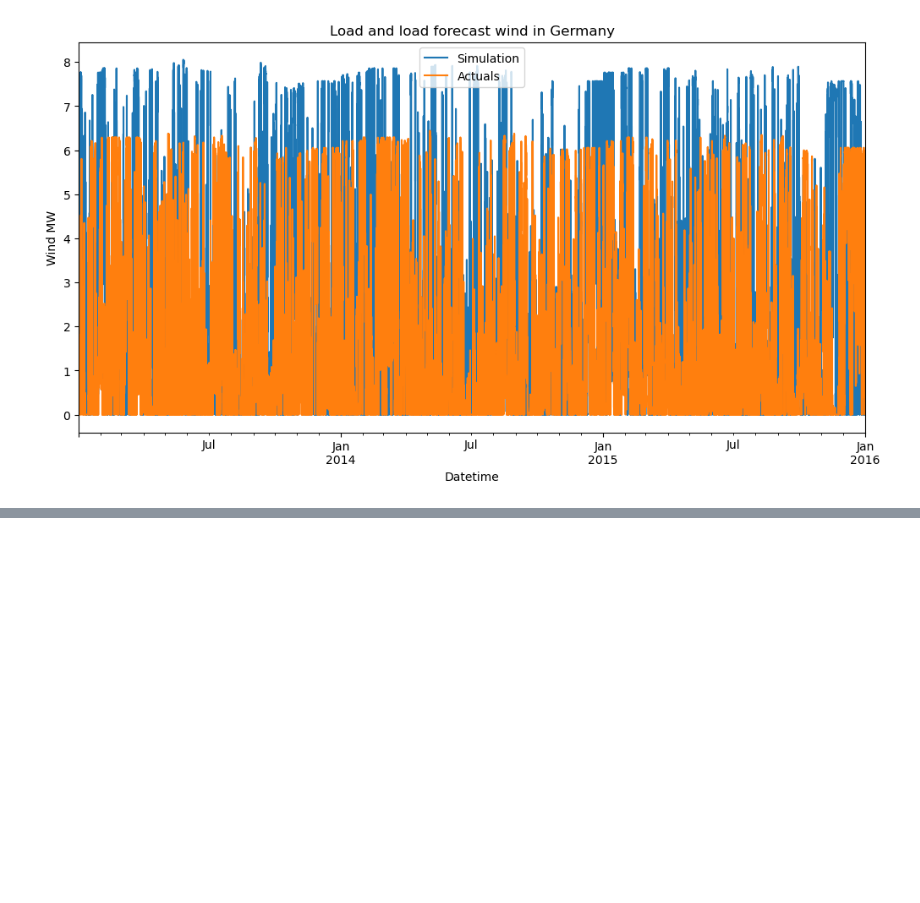
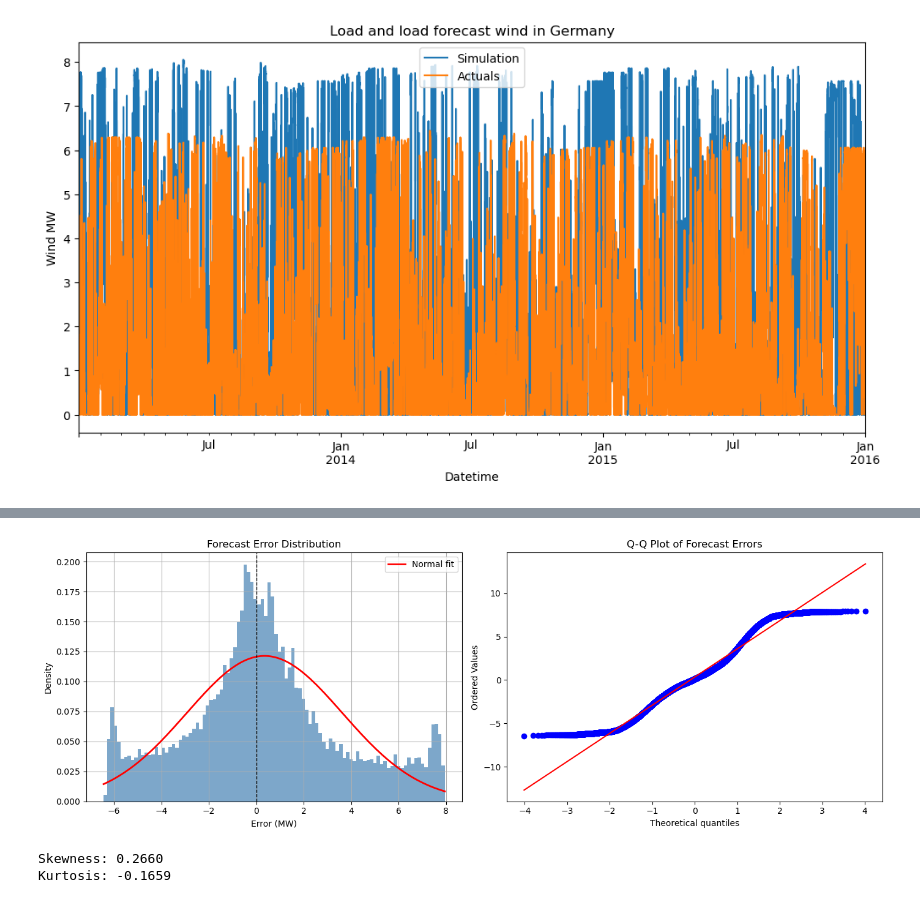
Before and after one commit to bluecake16/MASTER-ESSAY-XIN-DIANA, a Jupyter notebook: 3.2_load_forecast_windenergy.ipynb, the cells around one changed output, grey strips where cells are left out. Drawn from its saved outputs; the diff is of its cells as text; code cells hidden in the pictures; blank space fills up the shorter version.

```diff
--- a/3.2_load_forecast_windenergy.ipynb
+++ b/3.2_load_forecast_windenergy.ipynb
@@ -24,0 +255,39 @@ load_file_entsoe.plot(title='Load and load forecast wind in Germany',
+# %%
+# =========================
+#  error distribution analysis
+# =========================
+import scipy.stats as stats
+
+#Let´s filter only with hours with real generation
+nz_values = (df_w["Actuals"] > 0.01) | (df_w["Simulation"] > 0.01)
+df_wind = df_w[nz_values].copy()
+
+fig, axes = plt.subplots(1, 2, figsize=(14, 5))
+
+# histogram + normal fit
+ax1 = axes[0]
+df_wind['error'].hist(bins=100, ax=ax1, density=True, alpha=0.7, color='steelblue')
+mu, std = stats.norm.fit(df_wind['error'])
+x = np.linspace(df_wind['error'].min(), df_wind['error'].max(), 200)
+ax1.plot(x, stats.norm.pdf(x, mu, std), 'r-', linewidth=2, label='Normal fit')
+ax1.axvline(0, color='black', linestyle='--', linewidth=1)
+ax1.set_title('Forecast Error Distribution')
+ax1.set_xlabel('Error (MW)')
+ax1.set_ylabel('Density')
+ax1.legend()
+
+# ：QQ plot
+ax2 = axes[1]
+stats.probplot(df_wind['error'], dist="norm", plot=ax2)
+ax2.set_title('Q-Q Plot of Forecast Errors')
+
+plt.tight_layout()
+plt.show()
+
+# statistics on raw error(15min intervals)
+print(f"Skewness: {df_wind['error'].skew():.4f}")
+print(f"Kurtosis: {df_wind['error'].kurtosis():.4f}")
+# %% [output]
+[figure, added]
+Skewness: 0.2660
+Kurtosis: -0.1659
```
Also changed, not shown: parts of 18 cells of this notebook.
